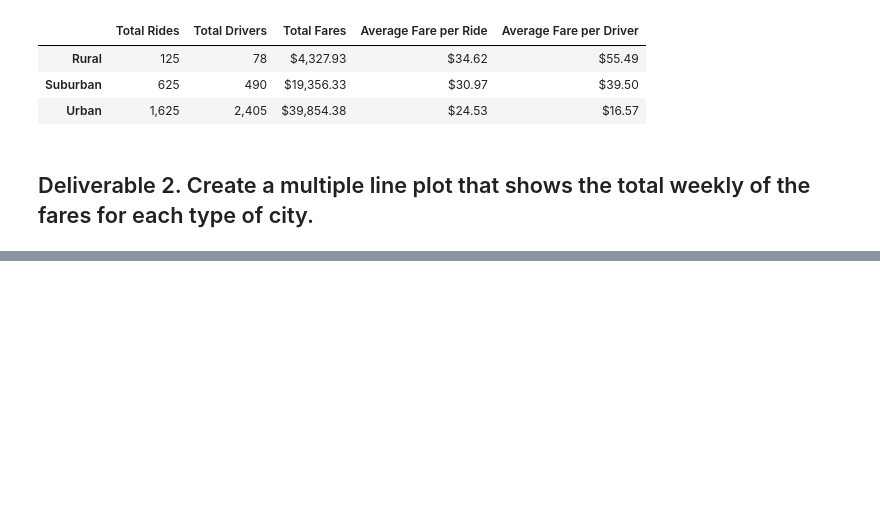
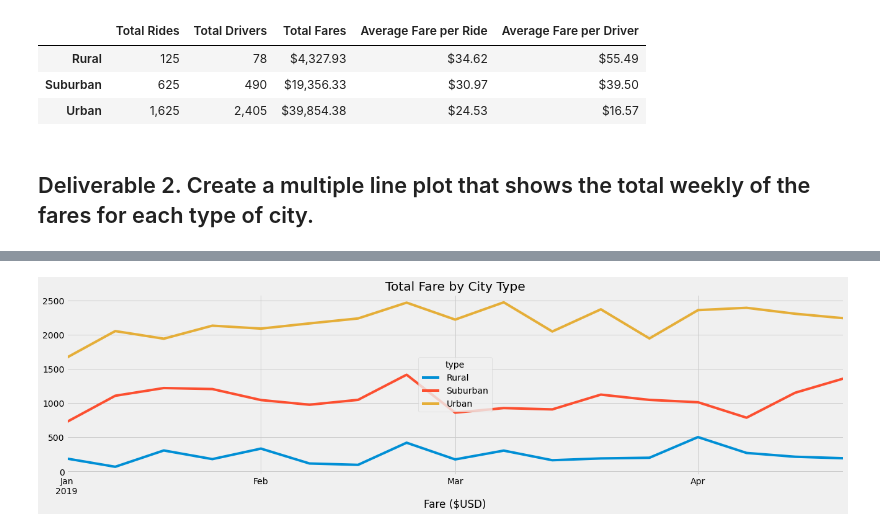
Before and after one commit to jparrett/PyBer_Analysis, a Jupyter notebook: PyBer_Challenge.ipynb, the cells around one changed output, grey strips where cells are left out. Drawn from its saved outputs; the diff is of its cells as text; code cells hidden in the pictures; blank space fills up the shorter version.

```diff
--- a/PyBer_Challenge.ipynb
+++ b/PyBer_Challenge.ipynb
@@ -121,3 +159,5 @@ pyber_summary_df
 # %%
 # 4. Create a pivot table with the 'date' as the index, the columns ='type', and values='fare'
 # to get the total fares for each type of city by the date.
+fares_per_week_df_pivot = fares_per_week_df.pivot(index="date", columns="type", values="fare")
+fares_per_week_df_pivot.head(10)
@@ -124,7 +177,8 @@ pyber_summary_df
 # %%
 # 5. Create a new DataFrame from the pivot table DataFrame using loc on the given dates, '2019-01-01':'2019-04-29'.
+faresperweek_Jan_Apr_df = fares_per_week_df_pivot.loc['2019-01-01':'2019-04-29']
 # %%
 # 6. Set the "date" index to datetime datatype. This is necessary to use the resample() method in Step 8.
-# df.index = pd.to_datetime(df.index)
+faresperweek_Jan_Apr_df.index = pd.to_datetime(faresperweek_Jan_Apr_df.index)
 # %%
 # 7. Check that the datatype for the index is datetime using df.info()
@@ -131,2 +197,4 @@ pyber_summary_df
 # %%
 # 8. Create a new DataFrame using the "resample()" function by week 'W' and get the sum of the fares for each week.
+weekly_Jan_Apr_df = faresperweek_Jan_Apr_df.resample('W').sum()
+weekly_Jan_Apr_df.head(10)
@@ -133,7 +214,23 @@ pyber_summary_df
 # %%
 # 8. Using the object-oriented interface method, plot the resample DataFrame using the df.plot() function.
 
 # Import the style from Matplotlib.
 from matplotlib import style
+
 # Use the graph style fivethirtyeight.
 style.use('fivethirtyeight')
+weekly_Jan_Apr = weekly_Jan_Apr_df.plot(figsize = (20,5))
+
+# Add a title
+weekly_Jan_Apr.set_title("Total Fare by City Type")
+
+#  Add a x- and y-axis label.
+weekly_Jan_Apr.set_xlabel("Fare ($USD)")
+
+# Save Figure
+plt.savefig("analysis/PyBer_fare_summary.png")
+
+# Show Figure
+plt.show()
+# %% [output]
+[figure, added]
```
Also changed, not shown: parts of 6 cells of this notebook, 1 other file.
